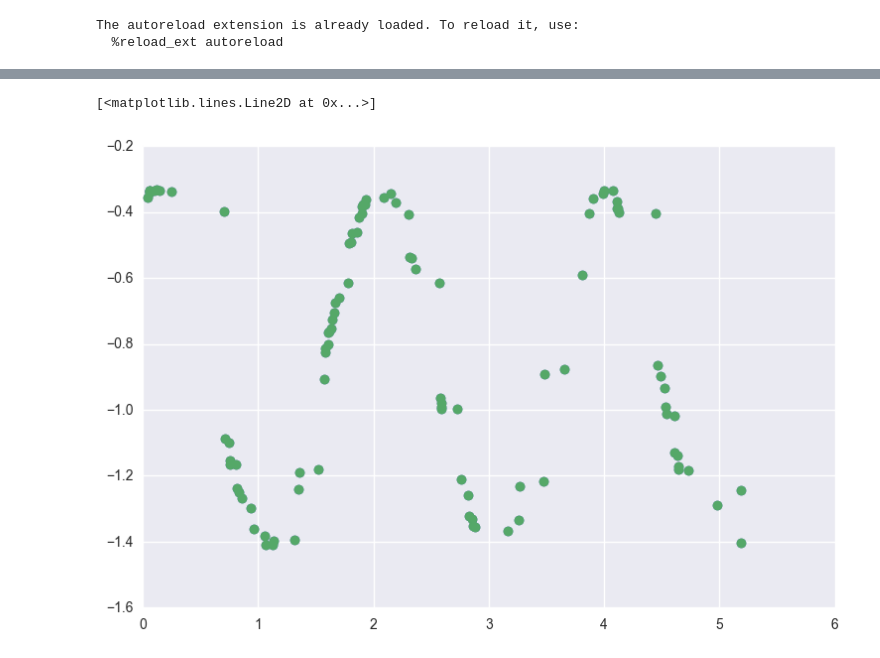
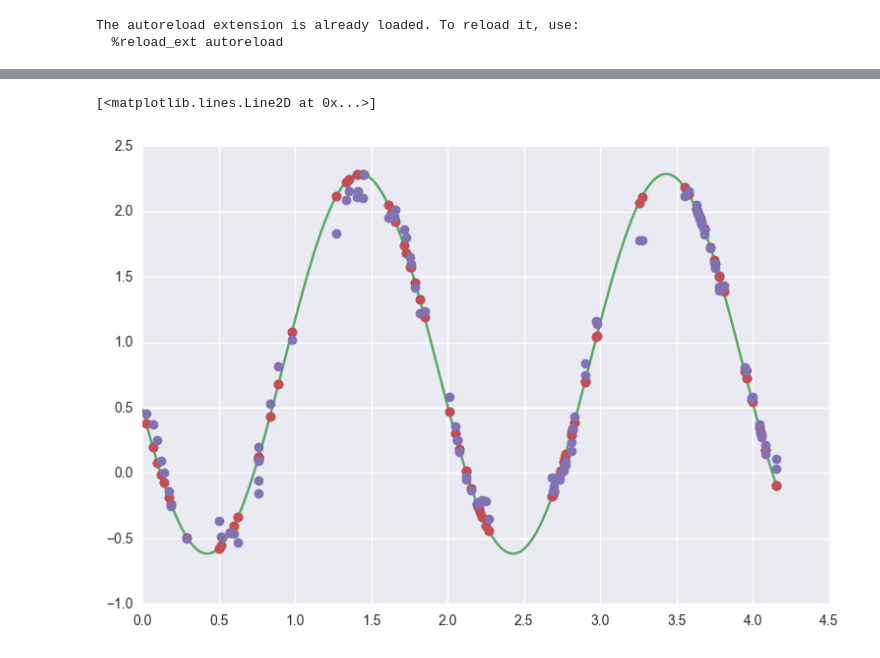
Before and after one commit to bnaul/timeflow, a Jupyter notebook: autoencoder.ipynb, the cells around one changed output, grey strips where cells are left out. Saved outputs shown, nothing was run; the diff lists cells and outputs as text; code cells hidden in the pictures.

```diff
--- a/autoencoder.ipynb
+++ b/autoencoder.ipynb
@@ -33,31 +31,31 @@ i = -1
 # %%
 i += 1
 if args.even:
     t = np.linspace(0, 2 * np.pi, X.shape[1])
     m = X[i, :, 0]
     pred_i = model.predict(X[[i]])[0, :, 0]
 else:
     inds = (X[i, :, 0] >= 0.)
-    t = np.cumsum(X[i, inds, 0])
+    t = X_raw[i, inds, 0]
     m = X[i, inds, 1]
 #    e = X[i, inds, 2]
     plt.plot(t, m, 'o')
 #    plt.errorbar(t, m, e, None, 'o')
     pred_i = model.predict({'main_input': X[i:i+1], 'aux_input': X[i:i+1, :, [0, ]]})[0, inds, 0]
 
 T = np.linspace(0, t.max(), 501)
 def sinusoid(p, A1, A2, b):
     return lambda t: A1 * np.cos(2 * np.pi / p * t) + A2 * np.sin(2 * np.pi / p * t) + b
 
-#plt.plot(T, sinusoid(*Y[i])(T))
+plt.plot(T, sinusoid(*Y[i])(T))
 plt.plot(t, m, 'o')
-#plt.plot(t, pred_i, 'o')
+plt.plot(t, pred_i, 'o')
 
 #w_r, A_r, phi_r, b_r = pred_gru[i]
 #x_r = A_r * np.sin(2 * np.pi * w_r * t + phi_r) + b_r
 #plt.plot(t, x_r, '--')
 
 #plt.legend(['Noisy', 'Original'])
 # %% [output]
 [<matplotlib.lines.Line2D at 0x...>]
-[figure, old version]
+[figure, new version]
```
Also changed, not shown: parts of 4 cells of this notebook, 3 other files.
